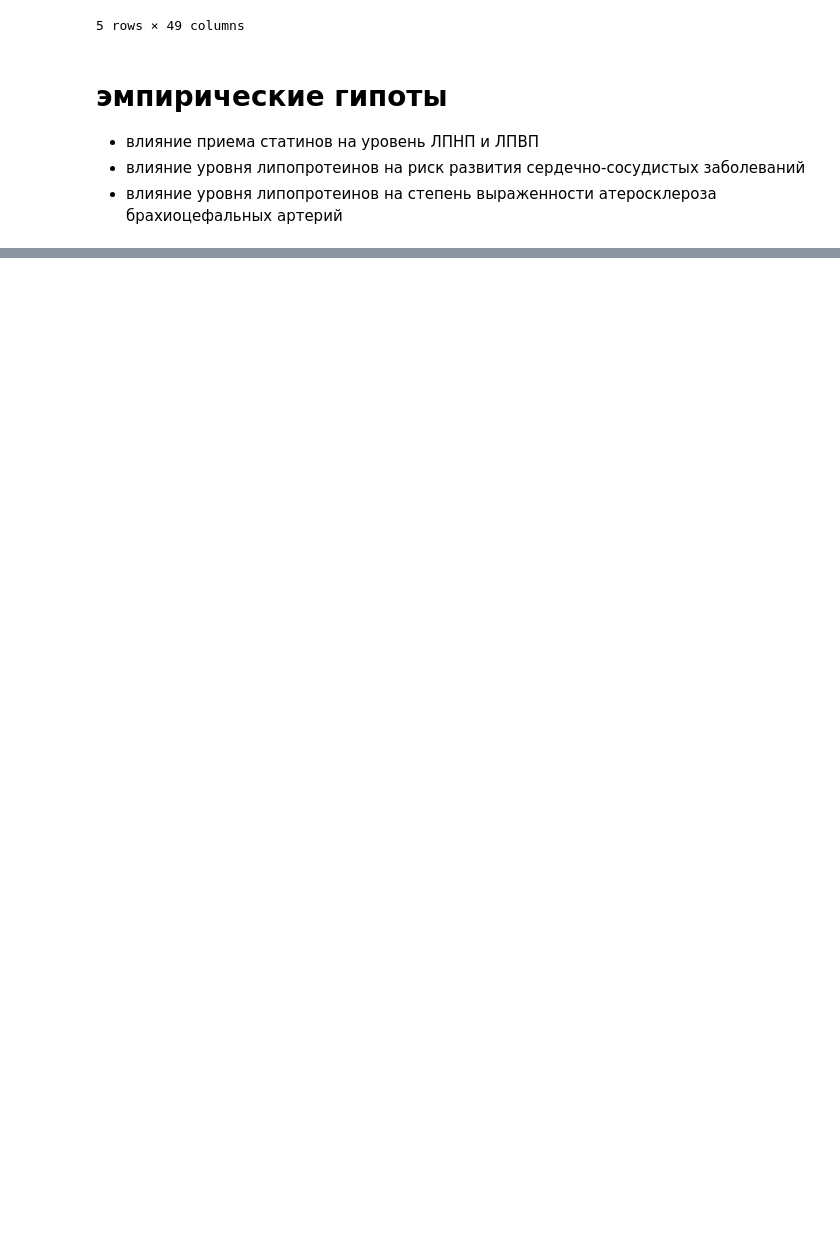
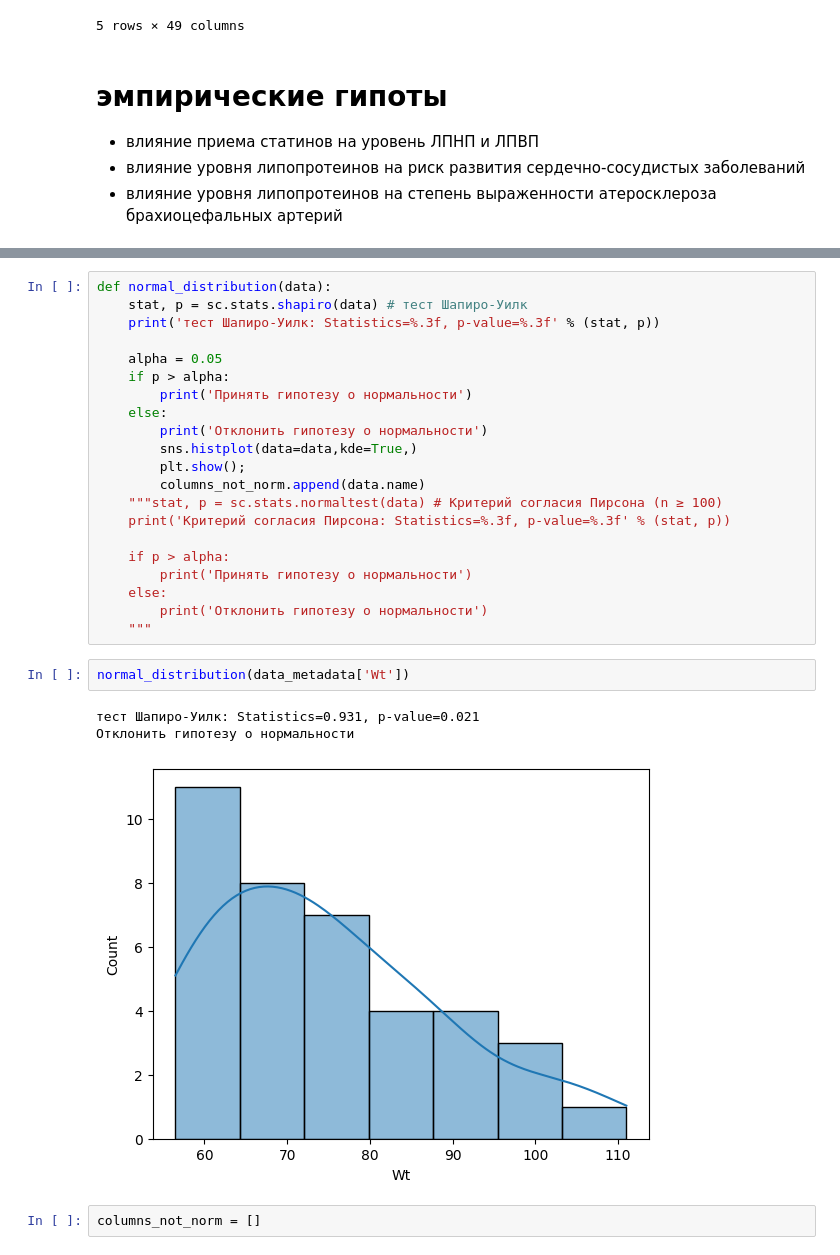
Before and after one commit to Alexandertsvet/biostat, a Jupyter notebook: applied_statistics/research_planning.ipynb, the cells around one changed output, grey strips where cells are left out. Cells and saved outputs as stored; diff of their text form; blank space fills up the shorter version.

```diff
--- a/applied_statistics/research_planning.ipynb
+++ b/applied_statistics/research_planning.ipynb
@@ -164,0 +182,29 @@ data_metadata.head()
+# %%
+def normal_distribution(data):
+    stat, p = sc.stats.shapiro(data) # тест Шапиро-Уилк
+    print('тест Шапиро-Уилк: Statistics=%.3f, p-value=%.3f' % (stat, p))
+
+    alpha = 0.05
+    if p > alpha:
+        print('Принять гипотезу о нормальности')
+    else:
+        print('Отклонить гипотезу о нормальности')
+        sns.histplot(data=data,kde=True,)
+        plt.show();
+        columns_not_norm.append(data.name)
+    """stat, p = sc.stats.normaltest(data) # Критерий согласия Пирсона (n ≥ 100)
+    print('Критерий согласия Пирсона: Statistics=%.3f, p-value=%.3f' % (stat, p))
+
+    if p > alpha:
+        print('Принять гипотезу о нормальности')
+    else:
+        print('Отклонить гипотезу о нормальности')
+    """
+# %%
+normal_distribution(data_metadata['Wt'])
+# %% [output]
+тест Шапиро-Уилк: Statistics=0.931, p-value=0.021
+Отклонить гипотезу о нормальности
+[figure, added]
+# %%
+columns_not_norm = []
```
Also changed, not shown: parts of 8 cells of this notebook.
